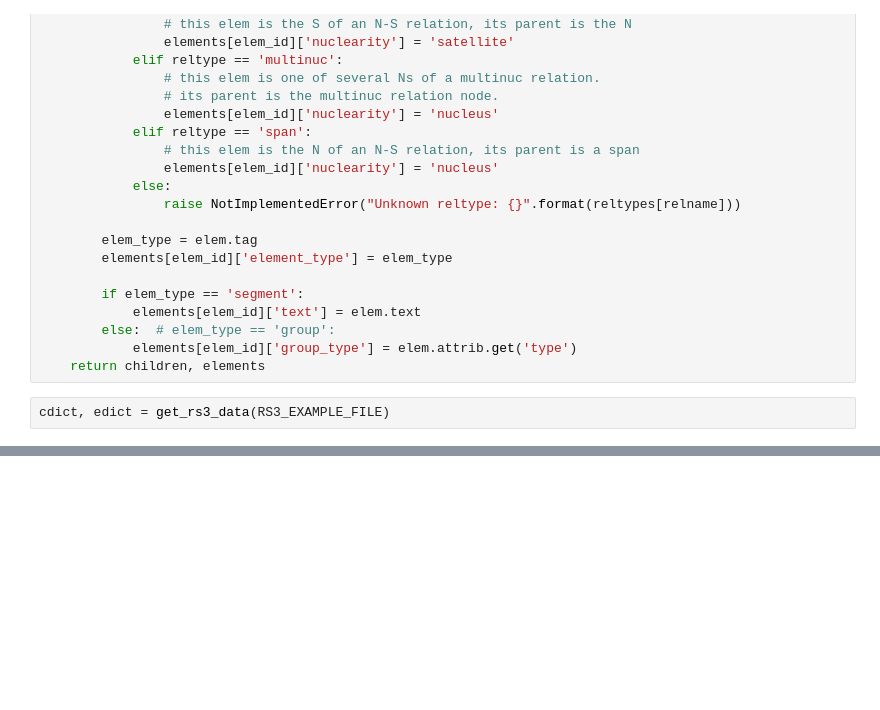
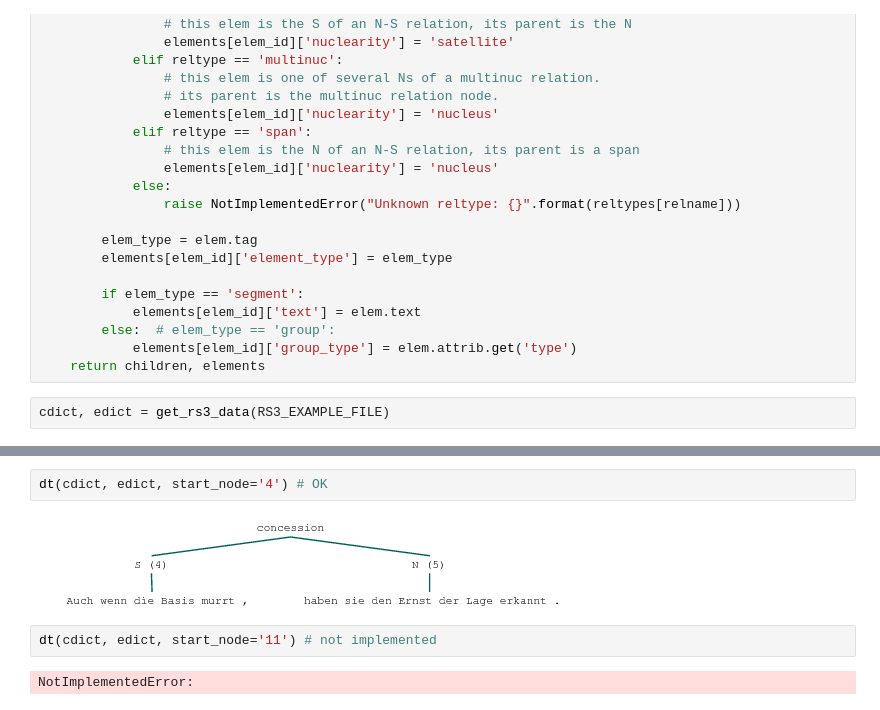
Before and after one commit to arne-cl/alt-mulig, a Jupyter notebook: discoursegraphs/rst2tree/rs3-trees-now-for-real.ipynb, the cells around one changed output, grey strips where cells are left out. Saved outputs shown, nothing was run; the diff lists cells and outputs as text; blank space fills up the shorter version.

```diff
--- a/discoursegraphs/rst2tree/rs3-trees-now-for-real.ipynb
+++ b/discoursegraphs/rst2tree/rs3-trees-now-for-real.ipynb
@@ -96 +108,9 @@ RuntimeError: maximum recursion depth exceeded in cmp
+# %%
+dt(cdict, edict, start_node='4') # OK
+# %% [output]
+[figure, added]
+# %%
+dt(cdict, edict, start_node='11') # not implemented
+# %% [output]
+NotImplementedError:
 # %%
```
Also changed, not shown: parts of 13 cells of this notebook.
